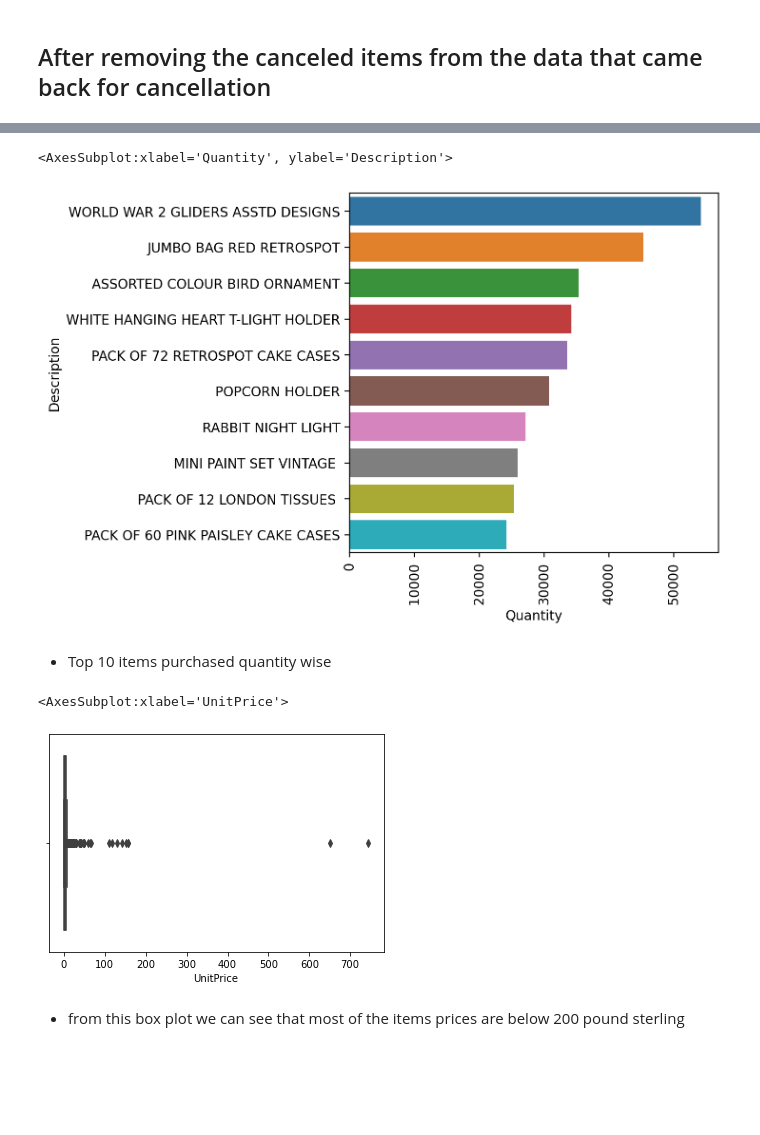
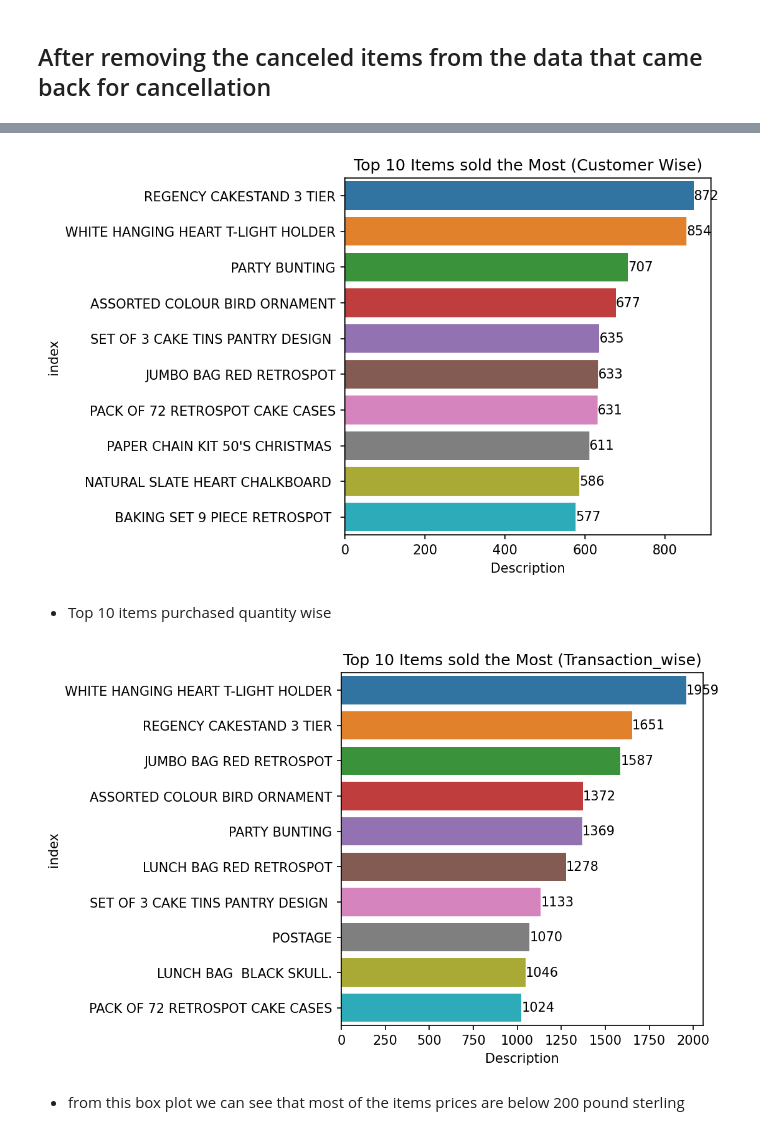
Before and after one commit to MIlanJP/Capstione-Unsupervised-Customer-Segmentation, a Jupyter notebook: Customer Segmentation.ipynb, the cells around one changed output, grey strips where cells are left out. Drawn from its saved outputs; the diff is of its cells as text; code cells hidden in the pictures; blank space fills up the shorter version.

```diff
--- a/Customer Segmentation.ipynb
+++ b/Customer Segmentation.ipynb
@@ -298,11 +386,11 @@ print(f"{np.round(100*(3896 -3862)/3896 ,2)} % of items in the data given is nev
 # %% [markdown]
 ## After removing the canceled items from the data that came back for cancellation
 # %%
-# uncancelled_items=customer_data[~ customer_data["InvoiceNo"].str.contains("C|c")]
-top_sold_out_items=customer_data.groupby("Description").sum()["Quantity"].reset_index()\
-.groupby("Description").sum().sort_values(by="Quantity",ascending=False).reset_index()
-# top_sold_out_items
-customer_data.groupby(["Description","CustomerID"]).count().reset_index().groupby("Description")["CustomerID"]\
-.count().sort_values(ascending=False)
-# top_sold_out_items.head(30)
+top_sold_items_quantity_wise=customer_data_1.groupby("Description").sum()["Quantity"].reset_index().sort_values("Quantity",ascending=False)
+plt.figure(figsize=(5,5),dpi=150)
+ax=sns.barplot(data=top_sold_items_quantity_wise.head(10),x="Quantity",y="Description")
+for i in ax.containers:
+    ax.bar_label(i,)
+plt.title("Top 10 Items sold the Most (Quantity Wise)")
+plt.show()
 # %% [output]
@@ -322,17 +398,26 @@ Name: CustomerID, Length: 3862, dtype: int64
 # %%
-plt.figure(figsize=(5,5),dpi=200)
-plt.xticks(rotation=90)
-sns.barplot(data=top_sold_out_items.head(10),x="Quantity",y="Description")
+# top_sold_items_customer_wise=
+customer_data_1.groupby(["Description","CustomerID"],as_index=False).count()["Description"].value_counts().reset_index()
+plt.figure(figsize=(5,5),dpi=150)
+ax=sns.barplot(data=top_sold_items_customer_wise.head(10),y="index",x="Description")
+plt.title("Top 10 Items sold the Most (Customer Wise)")
+for i in ax.containers:
+    ax.bar_label(i,)
+plt.show()
 # %% [output]
-<AxesSubplot:xlabel='Quantity', ylabel='Description'>
-[figure, old version]
+[figure, new version]
 # %% [markdown]
 - Top 10 items purchased quantity wise
 # %%
-sns.boxplot(customer_data.groupby("Description")["UnitPrice"].mean())
+top_sold_items_transaction_wise=customer_data_1.groupby(["Description","InvoiceNo"],as_index=False).count()["Description"].value_counts().reset_index()
+plt.figure(figsize=(5,5),dpi=150)
+ax=sns.barplot(data=top_sold_items_transaction_wise.head(10),y="index",x="Description")
+for i in ax.containers:
+    ax.bar_label(i,)
+plt.title("Top 10 Items sold the Most (Transaction_wise)")
+plt.show()
 # %% [output]
-<AxesSubplot:xlabel='UnitPrice'>
-[figure, old version]
+[figure, new version]
 # %% [markdown]
 - from this box plot we can see that most of the items prices are below 200 pound sterling
 # %%
```
Also changed, not shown: parts of 51 cells of this notebook.
